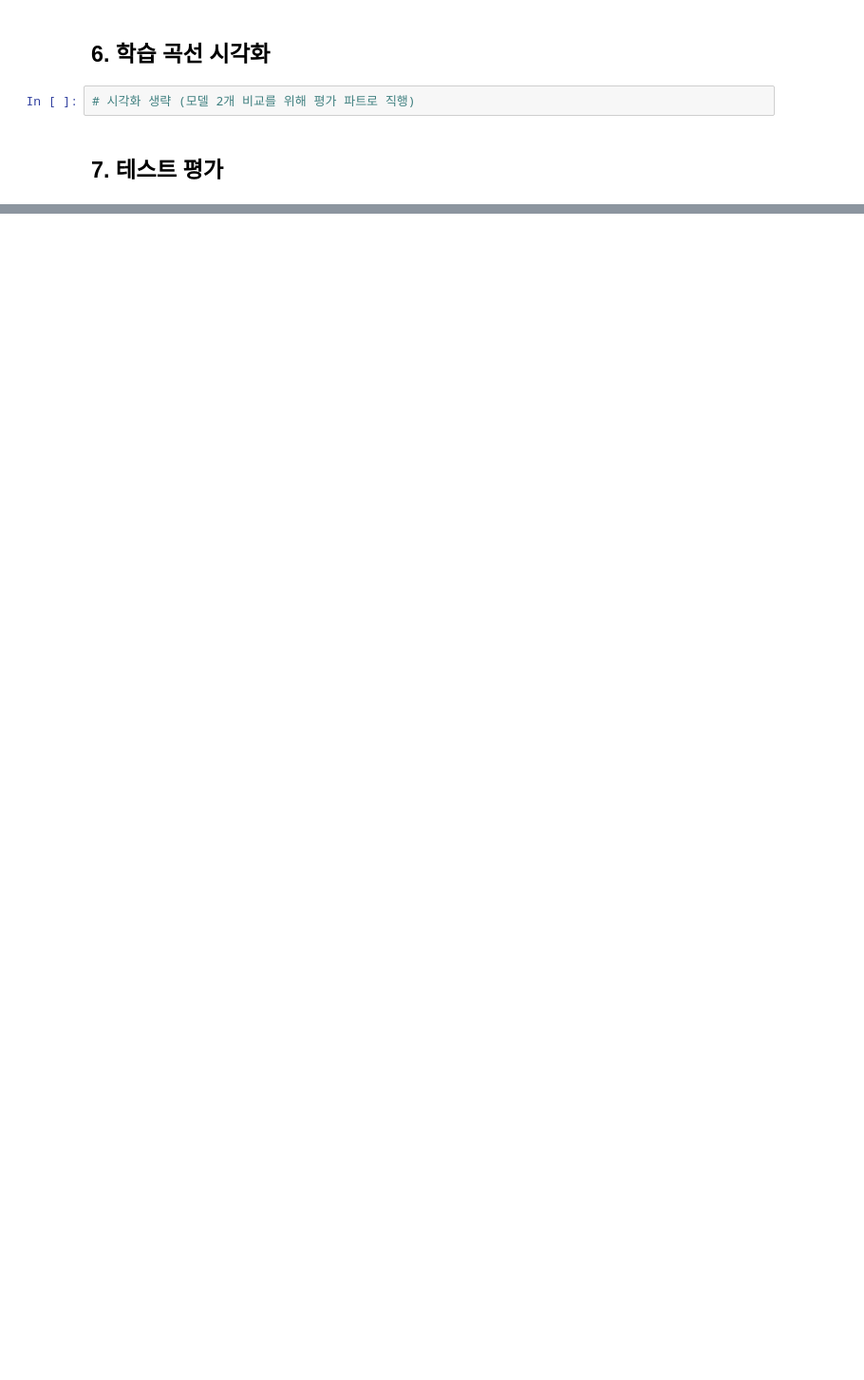
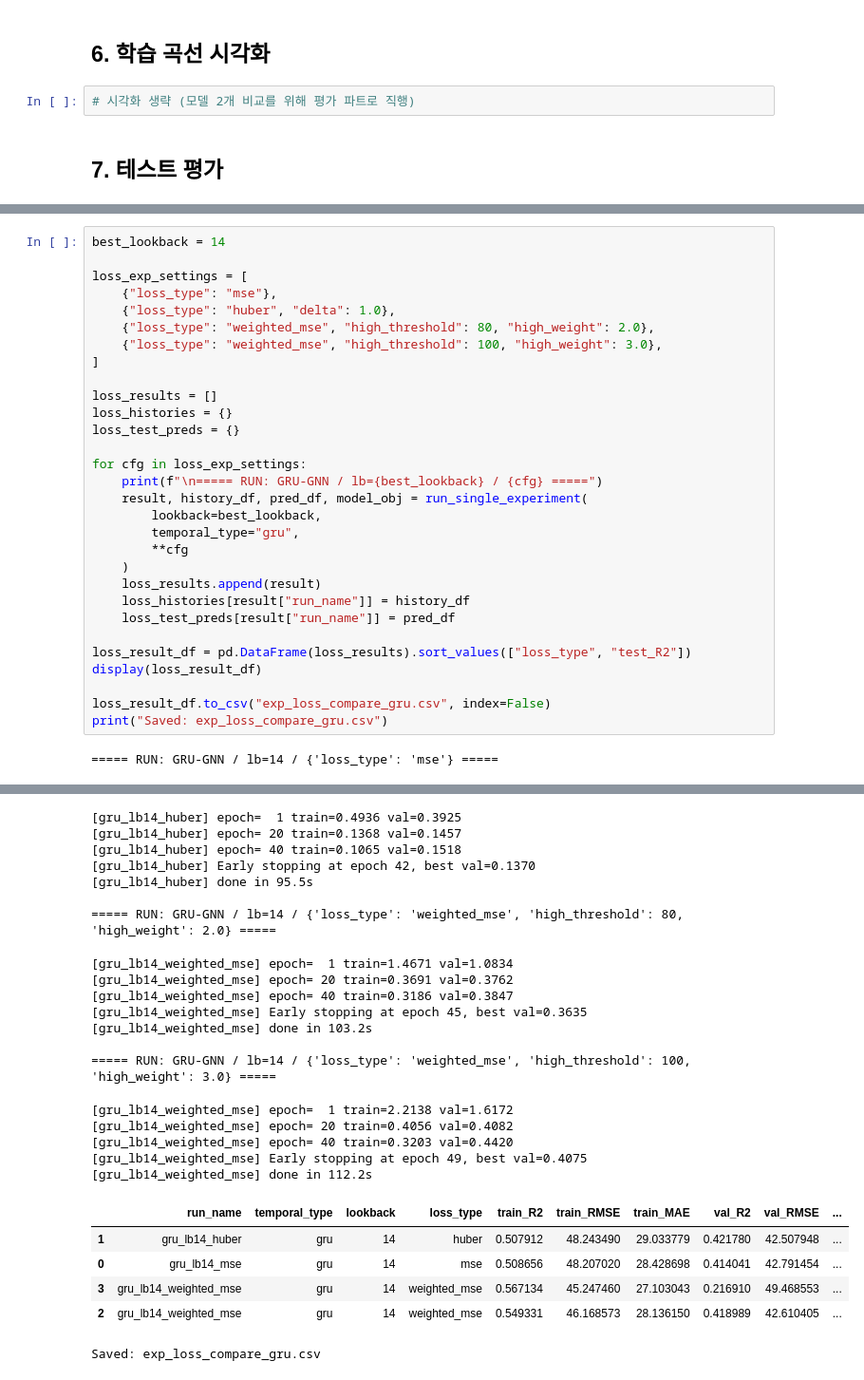
Before and after one commit to kona0107/EGU26-SWAT-GNN, a Jupyter notebook: script/src/gnn_project/train_v2.ipynb, the cells around one changed output, grey strips where cells are left out. Shown at 95% size. Cells and saved outputs as stored; diff of their text form; blank space fills up the shorter version.

```diff
--- a/script/src/gnn_project/train_v2.ipynb
+++ b/script/src/gnn_project/train_v2.ipynb
@@ -440,0 +771,32 @@ plt.show()
+# %%
+best_lookback = 14
+
+loss_exp_settings = [
+    {"loss_type": "mse"},
+    {"loss_type": "huber", "delta": 1.0},
+    {"loss_type": "weighted_mse", "high_threshold": 80, "high_weight": 2.0},
+    {"loss_type": "weighted_mse", "high_threshold": 100, "high_weight": 3.0},
+]
+
+loss_results = []
+loss_histories = {}
+loss_test_preds = {}
+
+for cfg in loss_exp_settings:
+    print(f"\n===== RUN: GRU-GNN / lb={best_lookback} / {cfg} =====")
+    result, history_df, pred_df, model_obj = run_single_experiment(
+        lookback=best_lookback,
+        temporal_type="gru",
+        **cfg
+    )
+    loss_results.append(result)
+    loss_histories[result["run_name"]] = history_df
+    loss_test_preds[result["run_name"]] = pred_df
+
+loss_result_df = pd.DataFrame(loss_results).sort_values(["loss_type", "test_R2"])
+display(loss_result_df)
+
+loss_result_df.to_csv("exp_loss_compare_gru.csv", index=False)
+print("Saved: exp_loss_compare_gru.csv")
+# %% [output]
+===== RUN: GRU-GNN / lb=14 / {'loss_type': 'mse'} =====
@@ -440,0 +810,25 @@ plt.show()
+[gru_lb14_huber] epoch=  1 train=0.4936 val=0.3925
+[gru_lb14_huber] epoch= 20 train=0.1368 val=0.1457
+[gru_lb14_huber] epoch= 40 train=0.1065 val=0.1518
+[gru_lb14_huber] Early stopping at epoch 42, best val=0.1370
+[gru_lb14_huber] done in 95.5s
+
+===== RUN: GRU-GNN / lb=14 / {'loss_type': 'weighted_mse', 'high_threshold': 80, 'high_weight': 2.0} =====
+[gru_lb14_weighted_mse] epoch=  1 train=1.4671 val=1.0834
+[gru_lb14_weighted_mse] epoch= 20 train=0.3691 val=0.3762
+[gru_lb14_weighted_mse] epoch= 40 train=0.3186 val=0.3847
+[gru_lb14_weighted_mse] Early stopping at epoch 45, best val=0.3635
+[gru_lb14_weighted_mse] done in 103.2s
+
+===== RUN: GRU-GNN / lb=14 / {'loss_type': 'weighted_mse', 'high_threshold': 100, 'high_weight': 3.0} =====
+[gru_lb14_weighted_mse] epoch=  1 train=2.2138 val=1.6172
+[gru_lb14_weighted_mse] epoch= 20 train=0.4056 val=0.4082
+[gru_lb14_weighted_mse] epoch= 40 train=0.3203 val=0.4420
+[gru_lb14_weighted_mse] Early stopping at epoch 49, best val=0.4075
+[gru_lb14_weighted_mse] done in 112.2s
+|  | run_name | temporal_type | lookback | loss_type | train_R2 | train_RMSE | train_MAE | val_R2 | val_RMSE | ... |
+| 1 | gru_lb14_huber | gru | 14 | huber | 0.507912 | 48.243490 | 29.033779 | 0.421780 | 42.507948 | ... |
+| 0 | gru_lb14_mse | gru | 14 | mse | 0.508656 | 48.207020 | 28.428698 | 0.414041 | 42.791454 | ... |
+| 3 | gru_lb14_weighted_mse | gru | 14 | weighted_mse | 0.567134 | 45.247460 | 27.103043 | 0.216910 | 49.468553 | ... |
+| 2 | gru_lb14_weighted_mse | gru | 14 | weighted_mse | 0.549331 | 46.168573 | 28.136150 | 0.418989 | 42.610405 | ... |
+Saved: exp_loss_compare_gru.csv
```
Also changed, not shown: parts of 22 cells of this notebook.
